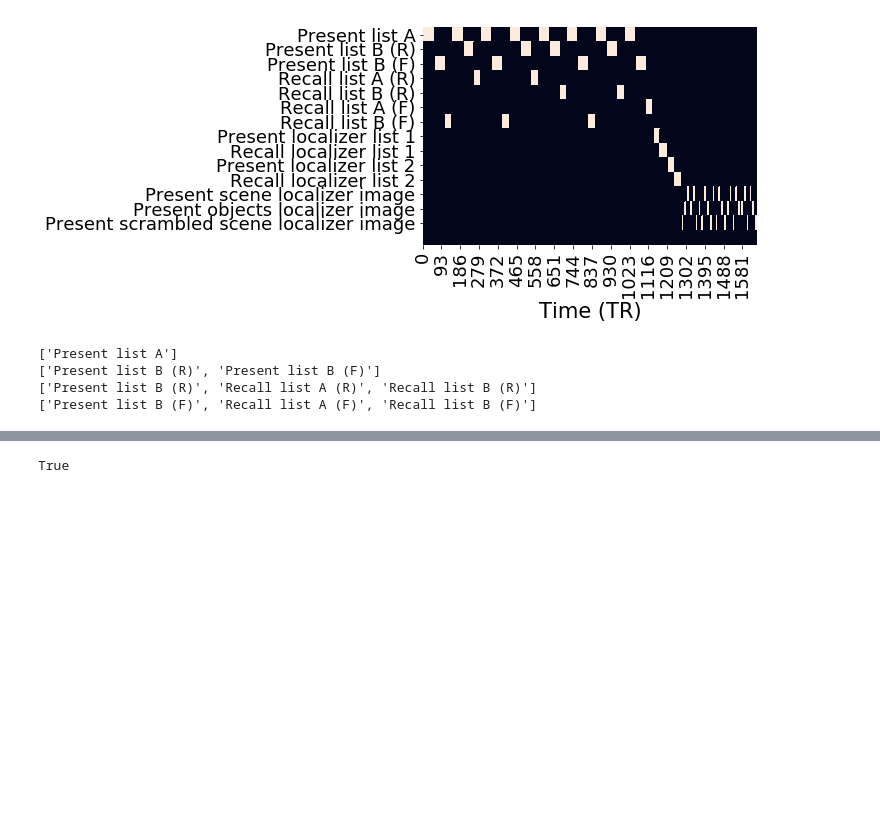
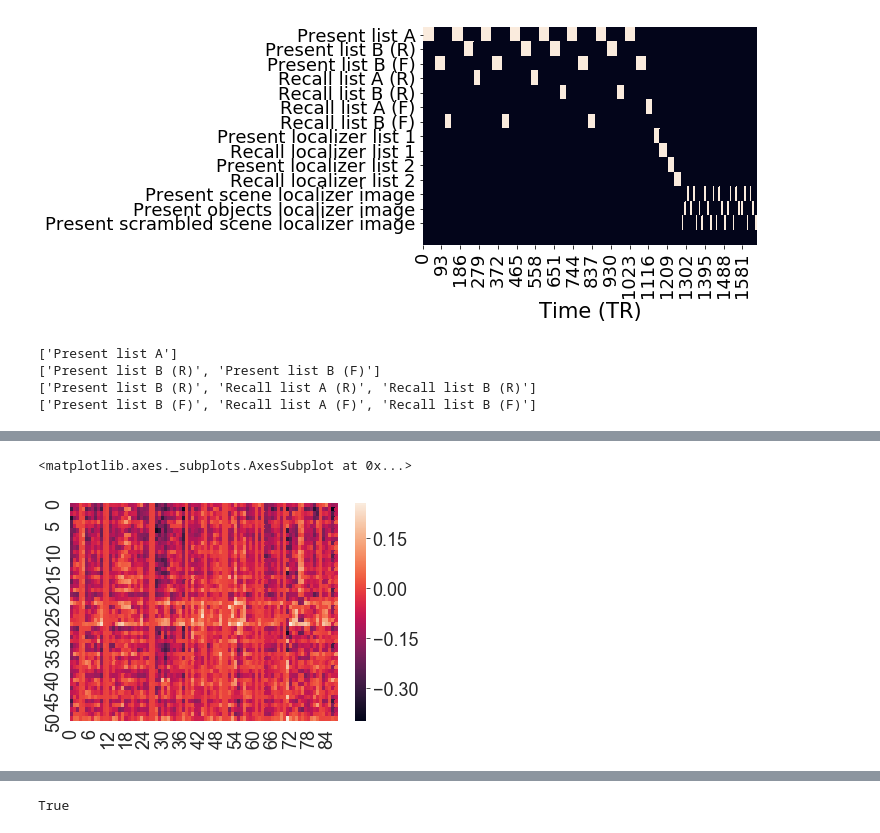
Before and after one commit to ContextLab/directed-forgetting-network-dynamics, a Jupyter notebook: code/network_analyses.ipynb, the cells around one changed output, grey strips where cells are left out. Cells and saved outputs as stored; diff of their text form; code cells hidden in the pictures; blank space fills up the shorter version.

```diff
--- a/code/network_analyses.ipynb
+++ b/code/network_analyses.ipynb
@@ -218,0 +271,5 @@ a3_means = list(map(lambda x: np.nanmean(x, axis=2), a3[0]))
+# %%
+sns.heatmap(b1[0][0])
+# %% [output]
+<matplotlib.axes._subplots.AxesSubplot at 0x...>
+[figure, added]
```
Also changed, not shown: parts of 26 cells of this notebook, 1 other file.
